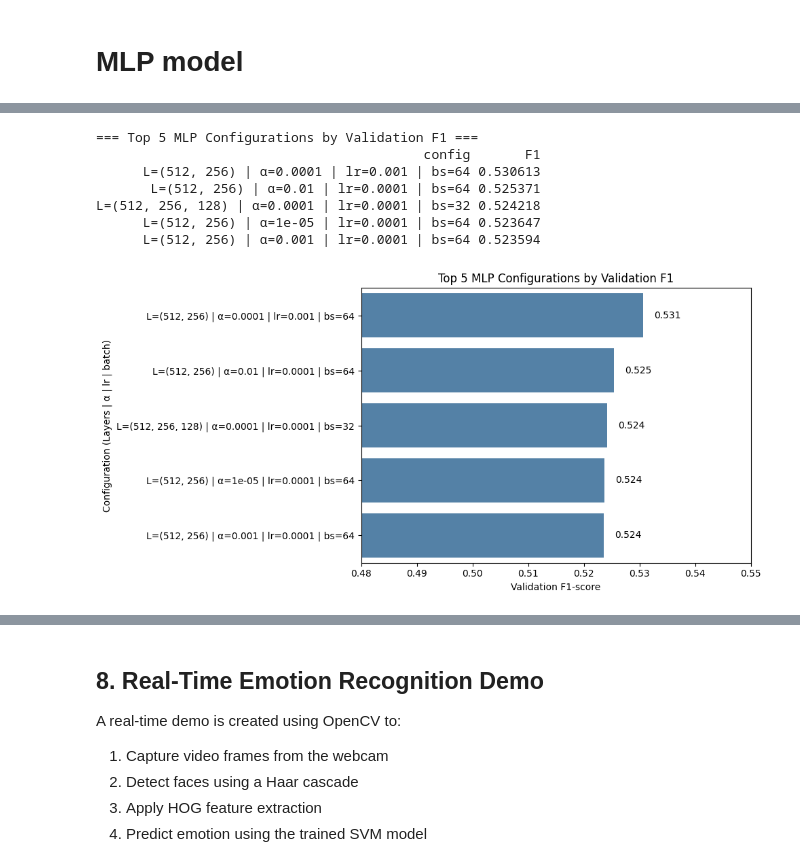
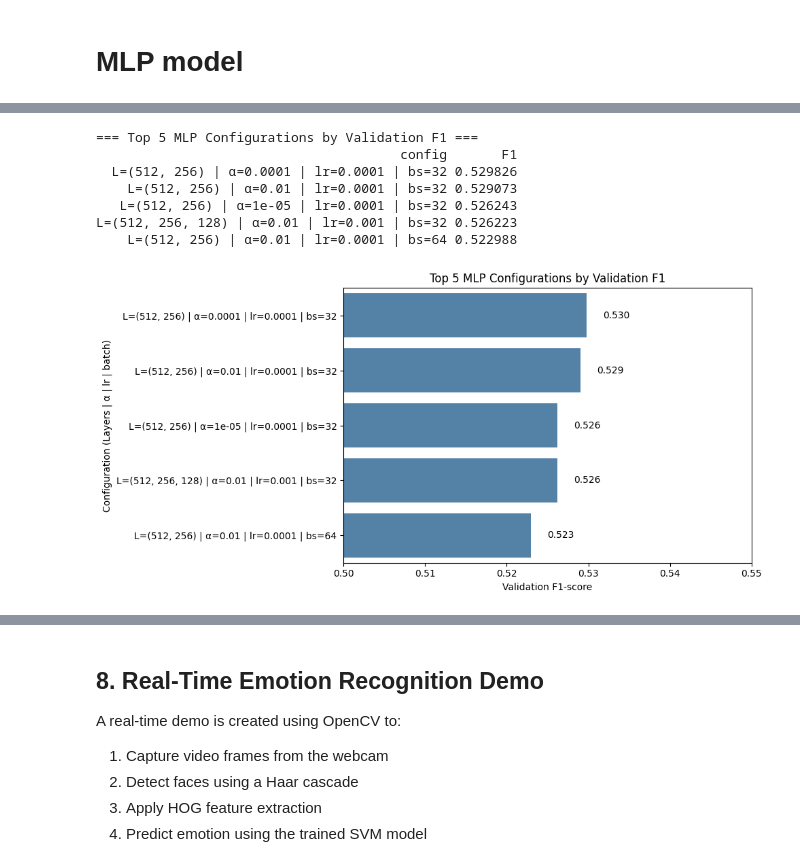
Before and after one commit to shivunchinniah/ml_emotion_recognition, a Jupyter notebook: New_emotion_reg.ipynb, the cells around one changed output, grey strips where cells are left out. Saved outputs shown, nothing was run; the diff lists cells and outputs as text; code cells hidden in the pictures.

```diff
--- a/New_emotion_reg.ipynb
+++ b/New_emotion_reg.ipynb
@@ -1627,0 +1762,32 @@ weighted avg     0.6019  0.5809  0.5724   3283.0
+# %%
+# ===============================================================
+# Visualization: Per-Class F1 vs Accuracy Comparison
+# ===============================================================
+
+# --- Compute confusion matrix and per-class accuracy ---
+cm = confusion_matrix(yte, yte_pred)
+per_class_acc = cm.diagonal() / cm.sum(axis=1)
+
+# --- Create summary DataFrame for plotting ---
+df_vis = pd.DataFrame({
+    "Emotion": list(emotion_labels.values()),
+    "F1": df_report.loc[list(emotion_labels.values()), "F1"].values,
+    "Accuracy": per_class_acc
+}).round(4)
+
+# --- Plot comparison ---
+plt.figure(figsize=(8,5))
+x = np.arange(len(df_vis))
+bar_width = 0.35
+
+plt.bar(x - bar_width/2, df_vis["F1"], width=bar_width, label="F1-score")
+plt.bar(x + bar_width/2, df_vis["Accuracy"], width=bar_width, label="Per-Class Accuracy")
+
+plt.xticks(x, df_vis["Emotion"], rotation=30, ha="right")
+plt.ylabel("Score")
+plt.ylim(0.2 , 1.0 )
+plt.title("Per-Class F1 vs Accuracy Comparison")
+plt.legend()
+plt.grid(axis="y", linestyle="--", alpha=0.4)
+plt.tight_layout()
+plt.show()
@@ -1648,7 +1816,7 @@ print("++++++++++++++++")
 print("\n[INFO] Evaluating MLP performance with SelectKBest feature selection...")
 print("++++++++++++++++")
 
-k_values = [50, 100, 200, 300, 400, 500, 600, X_train_clean.shape[1]]
+k_values = [100, 200, 300, 400, 500, X_train_clean.shape[1]]
 results_kbest_mlp = []
 
 for k in k_values:
@@ -1679,6 +1847,8 @@ plt.tight_layout()
 plt.show()
 
 display(df_feature_eval_mlp)
+best_k_MLP = max(results_kbest_mlp, key=lambda x: x[1])[0]
+print(f"[INFO] Best K (SelectKBest): {best_k_MLP}")
 # %% [output]
 ++++++++++++++++
 
@@ -1715,7 +1884,7 @@ print("++++++++++++++")
 print("\n[INFO] Evaluating PCA dimension sizes with MLP")
 print("++++++++++++++")
 
-dims = [50, 75, 90, 105, 120, 150, 200, 250]
+dims = [50, 75, 90, 105, 120, 150, 200]
 results_pca_mlp = []
 
 for d in dims:
@@ -1784,13 +1953,12 @@ from sklearn.neural_network import MLPClassifier
 
 param_grid = {
     "hidden_layer_sizes": [
-        (128,),
         (256, 128),
         (256, 128, 64),
         (512, 256),
         (512, 256, 128)
     ],
-    "alpha": [1e-5, 1e-4, 1e-3, 1e-2],
+    "alpha": [1e-5, 1e-4, 1e-2],
     "learning_rate_init": [1e-4, 1e-3],
     "batch_size": [32, 64]
 }
@@ -1800,7 +1968,7 @@ best_params = None
 results_grid = []
 
 # Apply SelectKBest (fixed k=500)
-sel = SelectKBest(f_classif, k=500)
+sel = SelectKBest(f_classif, k=best_k_MLP)
 X_train_sel = sel.fit_transform(X_train_clean, y_train_valid)
 X_val_sel   = sel.transform(X_val_clean)
 
@@ -1873,41 +2040,41 @@ df_top5["config"] = (
     "L=" + df_top5["layers"] +
     " | α=" + df_top5["alpha"].astype(str) +
     " | lr=" + df_top5["lr"].astype(str) +
     " | bs=" + df_top5["batch"].astype(str)
 )
 
 # --- Print for verification ---
 print("\n=== Top 5 MLP Configurations by Validation F1 ===")
 print(df_top5[["config", "F1"]].to_string(index=False))
 
 # --- Plot ---
 plt.figure(figsize=(10,5))
 sns.barplot(
     data=df_top5,
     x="F1",
     y="config",
     color="steelblue"
 )
 
 # Add F1 labels at end of bars
 for i, f1 in enumerate(df_top5["F1"]):
     plt.text(f1 + 0.002, i, f"{f1:.3f}", va="center")
 
 plt.title("Top 5 MLP Configurations by Validation F1")
 plt.xlabel("Validation F1-score")
-plt.xlim(0.48,0.55)
+plt.xlim(0.5,0.55)
 plt.ylabel("Configuration (Layers | α | lr | batch)")
 plt.tight_layout()
 plt.show()
 # %% [output]
 === Top 5 MLP Configurations by Validation F1 ===
-                                          config       F1
-      L=(512, 256) | α=0.0001 | lr=0.001 | bs=64 0.530613
-       L=(512, 256) | α=0.01 | lr=0.0001 | bs=64 0.525371
-L=(512, 256, 128) | α=0.0001 | lr=0.0001 | bs=32 0.524218
-      L=(512, 256) | α=1e-05 | lr=0.0001 | bs=64 0.523647
-      L=(512, 256) | α=0.001 | lr=0.0001 | bs=64 0.523594
+                                       config       F1
+  L=(512, 256) | α=0.0001 | lr=0.0001 | bs=32 0.529826
+    L=(512, 256) | α=0.01 | lr=0.0001 | bs=32 0.529073
+   L=(512, 256) | α=1e-05 | lr=0.0001 | bs=32 0.526243
+L=(512, 256, 128) | α=0.01 | lr=0.001 | bs=32 0.526223
+    L=(512, 256) | α=0.01 | lr=0.0001 | bs=64 0.522988
-[figure, old version]
+[figure, new version]
 # %%
 # ================================================================
 # Final Evaluation on Test Set (MLP + SelectKBest k=500)
```
Also changed, not shown: parts of 50 cells of this notebook, 11 other files.
